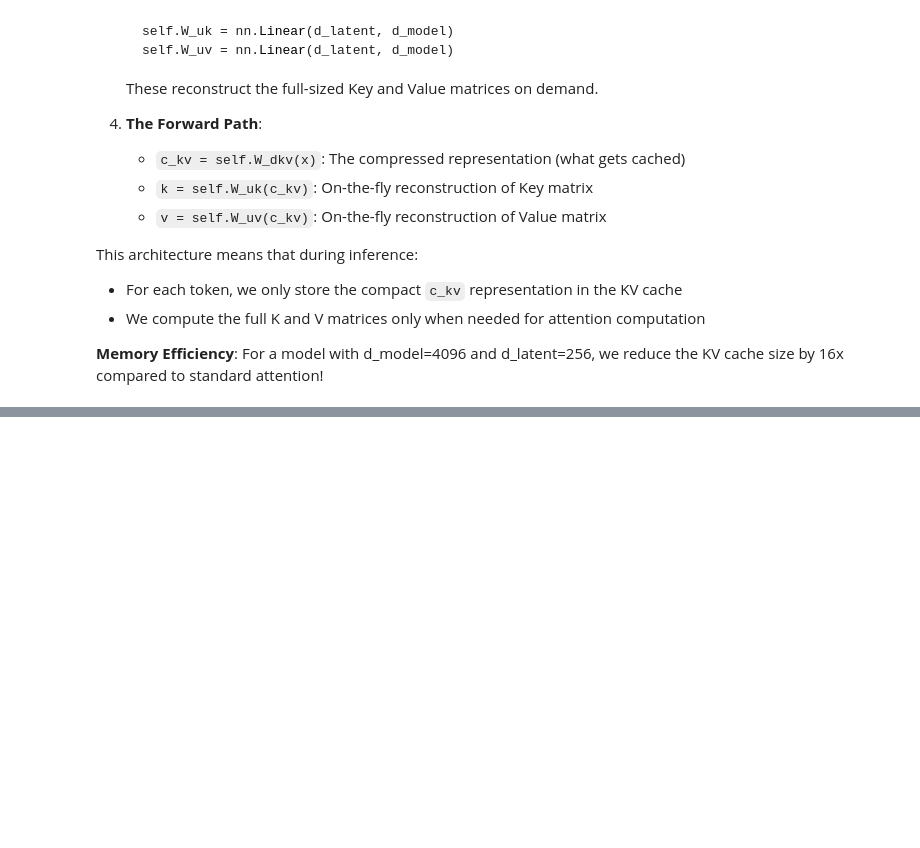
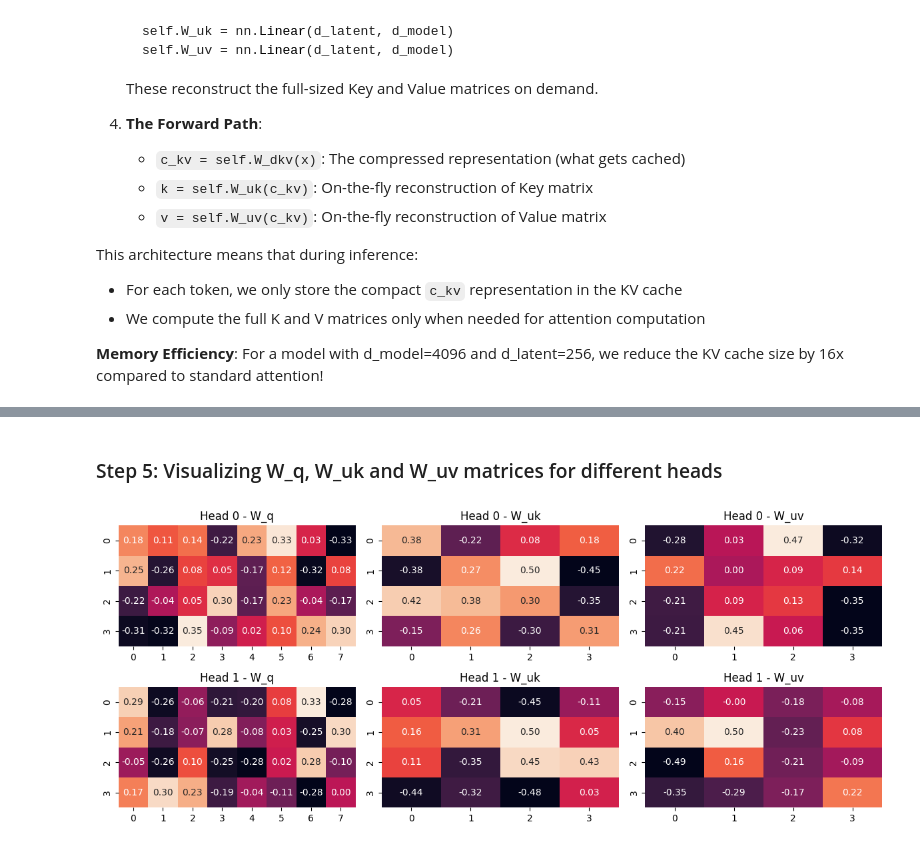
Before and after one commit to ShwaTech/DeepSeek-From-Scratch, a Jupyter notebook: Chapter03/01_Multi-Head_Latent_Attention(MLA).ipynb, the cells around one changed output, grey strips where cells are left out. Cells and saved outputs as stored; diff of their text form; code cells hidden in the pictures; blank space fills up the shorter version.

Commit message:
Some MLA Tests, Experiments and Visualizations 📊⚜️

```diff
--- a/Chapter03/01_Multi-Head_Latent_Attention(MLA).ipynb
+++ b/Chapter03/01_Multi-Head_Latent_Attention(MLA).ipynb
@@ -216,0 +390,55 @@ This architecture means that during inference:
+# %% [markdown]
+### Step 5: Visualizing W_q, W_uk and W_uv matrices for different heads
+# %%
+import torch
+import torch.nn as nn
+import matplotlib.pyplot as plt
+import seaborn as sns
+
+
+class RopelessMLA(nn.Module):
+    def __init__(self, d_model=8, n_heads=2, kv_latent_dim=4):
+        super().__init__()
+        self.d_model = d_model
+        self.n_heads = n_heads
+        self.dh = d_model // n_heads
+
+        self.W_q = nn.Linear(d_model, d_model, bias=False)
+        self.W_uk = nn.Linear(kv_latent_dim, d_model, bias=False)
+        self.W_uv = nn.Linear(kv_latent_dim, d_model, bias=False)
+
+
+model = RopelessMLA()
+
+
+## Extract weights
+W_q = model.W_q.weight.detach().numpy()
+W_uk = model.W_uk.weight.detach().numpy()
+W_uv = model.W_uv.weight.detach().numpy()
+
+
+## Split per head
+n_heads = model.n_heads
+dh = model.dh
+W_q_heads = W_q.reshape(n_heads, dh, -1)
+W_uk_heads = W_uk.T.reshape(n_heads, dh, -1)
+W_uv_heads = W_uv.T.reshape(n_heads, dh, -1)
+
+
+## Plot heatmaps
+fig, axes = plt.subplots(n_heads, 3, figsize=(12, 5))
+for h in range(n_heads):
+    sns.heatmap(W_q_heads[h], ax=axes[h, 0], cbar=False, annot=True, fmt=".2f")
+    axes[h, 0].set_title(f"Head {h} - W_q")
+
+    sns.heatmap(W_uk_heads[h], ax=axes[h, 1], cbar=False, annot=True, fmt=".2f")
+    axes[h, 1].set_title(f"Head {h} - W_uk")
+
+    sns.heatmap(W_uv_heads[h], ax=axes[h, 2], cbar=False, annot=True, fmt=".2f")
+    axes[h, 2].set_title(f"Head {h} - W_uv")
+
+
+plt.tight_layout()
+plt.show()
+# %% [output]
+[figure, added]
```
Also changed, not shown: parts of 9 cells of this notebook, 3 other files.
